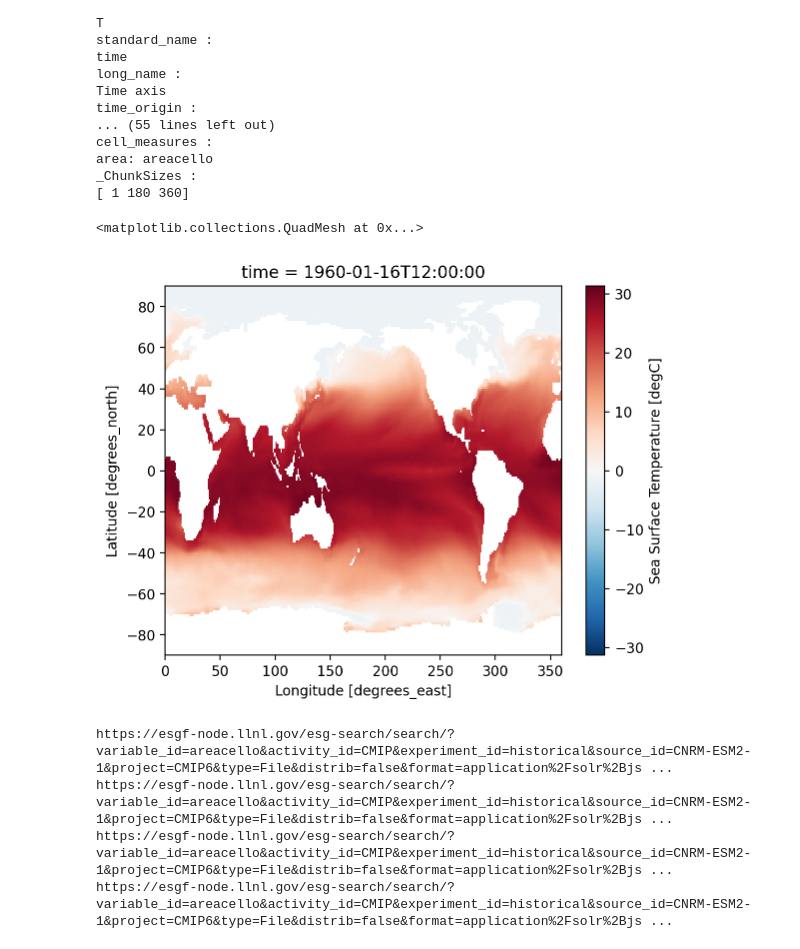
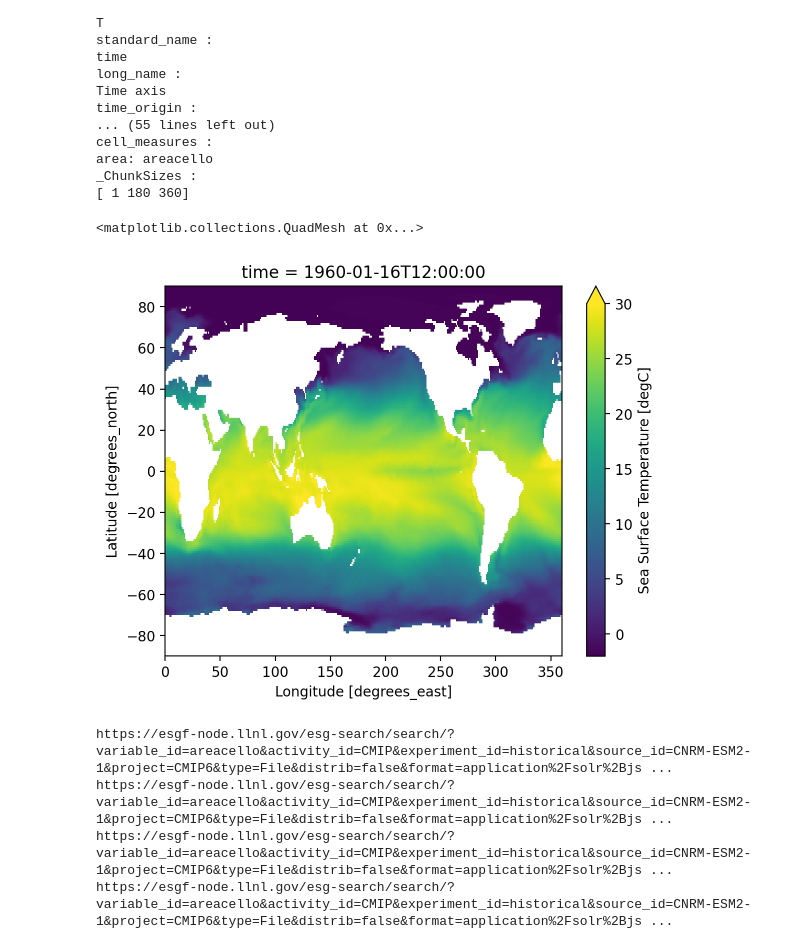
Before and after one commit to Intercoonecta/tutoriales, a Jupyter notebook: miercoles/datos_clima_python/Descarga_modelos_CMIP6.ipynb, the cells around one changed output. Saved outputs shown, nothing was run; the diff lists cells and outputs as text; code cells hidden in the pictures.

```diff
--- a/miercoles/datos_clima_python/Descarga_modelos_CMIP6.ipynb
+++ b/miercoles/datos_clima_python/Descarga_modelos_CMIP6.ipynb
@@ -82,8 +82,9 @@ def esgf_search(server="https://esgf-node.llnl.gov/esg-search/search",
     return sorted(all_files)
 # %%
 # Este API nos permite filtrar nuestra búsqueda atendiendo a la variable, el experimento, la institución que está a cargo de la simulacion, etc
-result = esgf_search(activity_id='CMIP', table_id='Omon', variable_id='tos', experiment_id='historical',
-                  source_id="CNRM-ESM2-1", member_id="r1i1p1f2")
+result = esgf_search(activity_id='CMIP', table_id='Omon', variable_id='tos',
+                     experiment_id='historical',
+                     source_id="CNRM-ESM2-1", member_id="r1i1p1f2")
 result
 # %% [output]
 https://esgf-node.llnl.gov/esg-search/search/?activity_id=CMIP&table_id=Omon&variable_id=tos&experiment_id=historical&source_id=CNRM-ESM2-1&member_id=r1i1p1f2&project=CMIP6&type=File&distrib=false&for ...
@@ -184,10 +181,10 @@ area: areacello
 _ChunkSizes :
 [ 1 180 360]
 # %%
-ds.tos.sel(time='1960-01').squeeze().plot()
+ds.tos.sel(time='1960-01').squeeze().plot(vmin=-2, vmax=30, cmap='viridis')
 # %% [output]
 <matplotlib.collections.QuadMesh at 0x...>
-[figure, old version]
+[figure, new version]
 # %%
 files_area = esgf_search(variable_id='areacello', activity_id='CMIP',
                          experiment_id='historical', source_id="CNRM-ESM2-1")
```
Also changed, not shown: parts of 1 cell of this notebook.
